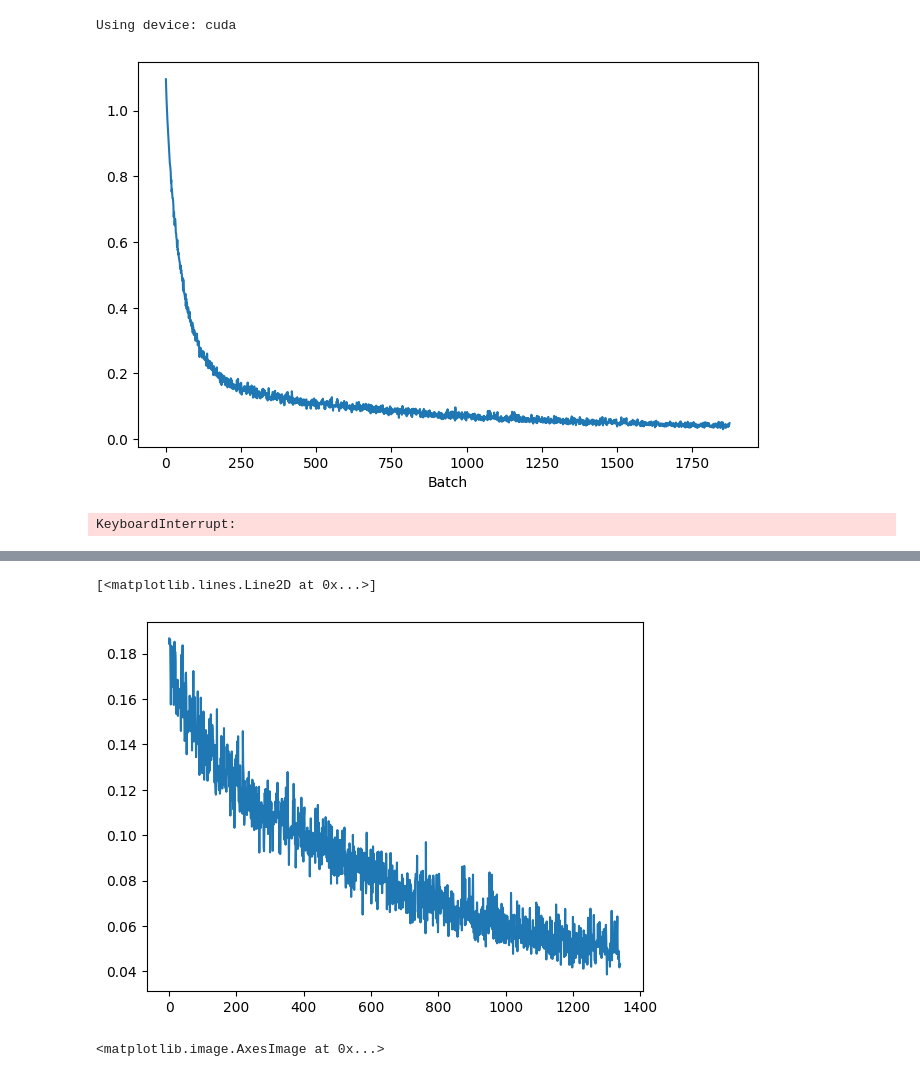
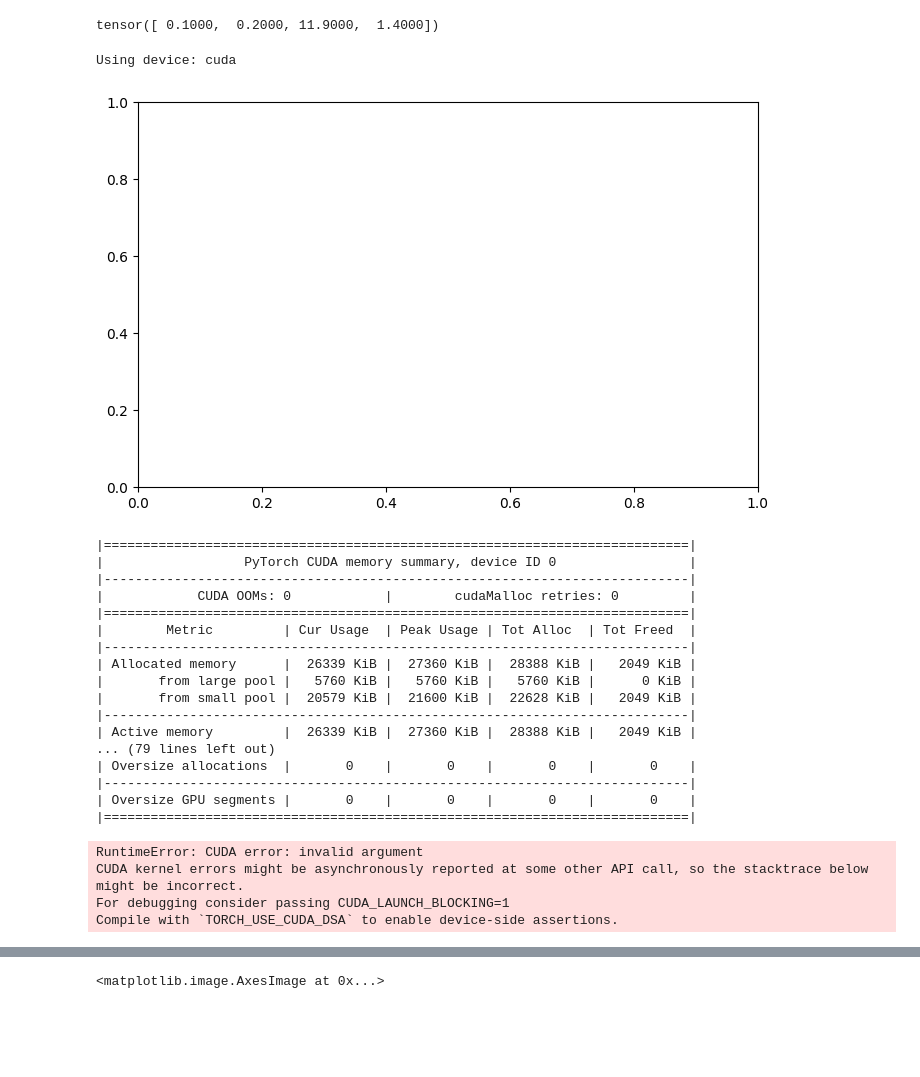
Before and after one commit to MathiasBoi6/GenerativeCircuits, a Jupyter notebook: MnistBlockSimpleTest.ipynb, the cells around one changed output, grey strips where cells are left out. Saved outputs shown, nothing was run; the diff lists cells and outputs as text; code cells hidden in the pictures; blank space fills up the shorter version.

```diff
--- a/MnistBlockSimpleTest.ipynb
+++ b/MnistBlockSimpleTest.ipynb
@@ -23,8 +29,14 @@ from PIL import Image
 # %%
 # While training, numbers are fine. These can afterwards be paired to ie. specific colors of wool + air
 blockList = [
-    0, 1, 2, 3, 4, 5, 6, 7, 8, 9, 10
+    0, 1, # 2, 3, 4, 5, 6, 7, 8, 9, 10
 ]
+# %%
+tensor = torch.tensor([0.1, 0.2, 20.9, 1.4])
+prob = torch.tensor(0.6)
+torch.binomial(tensor, prob)
+# %% [output]
+tensor([ 0.1000,  0.2000, 11.9000,  1.4000])
 # %%
 # Things that should only run once
 
@@ -52,11 +64,12 @@ class MNISTDataset(Dataset):
 
         # Convert NumPy array to PyTorch tensor and normalize
         image = torch.tensor(image, dtype=torch.float32) / 255.0  # Normalize to [0,1]
+        image = torch.round(image)
 
         # Add the image as a specific channel
         multi_channel_image = torch.zeros(len(blockList), 32, 32)
-        multi_channel_image[item['label'] + 1] = image
-        #multi_channel_image[1] = image
+        #multi_channel_image[item['label'] + 1] = image
+        multi_channel_image[1] = image
         multi_channel_image[0] = -(image - 1 )
 
         # Convert label to a tensor
@@ -67,7 +80,5 @@ class MNISTDataset(Dataset):
 # Wrap the dataset
 pytorch_dataset = MNISTDataset(mnist_dataset)
 trainDataloader = DataLoader(pytorch_dataset, batch_size=128, shuffle=True)
-
-noise_scheduler = DDPMScheduler(num_train_timesteps=200, beta_schedule='squaredcos_cap_v2')
 # %% [output]
 Using device: cuda
@@ -125,43 +177,62 @@ opt = torch.optim.Adam(net.parameters(), lr=1e-4)
 
 trainingSteps = 200
 
-class MSEPerChannelSum(nn.Module):
-    def forward(self, X_pred, X_true):
-        squared_errors = (X_pred - X_true) ** 2  # Squared differences
-        mean_per_channel = squared_errors.mean(dim=[0, 2, 3])  # Mean per channel
-        return mean_per_channel.sum()  # Sum over all channels
+# class MSEPerChannelSum(nn.Module):
+#     def forward(self, X_pred, X_true):
+#         squared_errors = (X_pred - X_true) ** 2  # Squared differences
+#         mean_per_channel = squared_errors.mean(dim=[0, 2, 3])  # Mean per channel
+#         return mean_per_channel.sum()  # Sum over all channels
 
 loss_fn = nn.MSELoss()
 
 losses = []
 fig, ax = plt.subplots(figsize=(8, 5))
 display(fig)
 
 for epoch in range(n_epochs):
     batchNum = 0
     for image, label in tqdm(trainDataloader):
         image = image.to(device) * 2 - 1 # Data on the GPU (mapped to (-1, 1))
         label = label.to(device)
 
-        noise = torch.randn(image.shape[0], 11, image.shape[2], image.shape[3], device=device) # 11 for blocklen
         timesteps = torch.randint(0, trainingSteps - 1, (image.shape[0],), device=device).long()
-        noisy_image = noise_scheduler.add_noise(image, noise, timesteps)
+        noisy_image, noise = noise_scheduler.add_noise(image, timesteps)
 
         pred = net(noisy_image, timesteps, label)
         #loss = loss_fn(pred, noise) # How close is the output to the noise
-        loss = loss_fn(pred, noise)
+        loss = torch.nn.functional.cross_entropy(noise, pred.argmax(dim=1))
 
         # Backprop and update the params:
         opt.zero_grad()
         loss.backward()
         opt.step()
         losses.append(loss.item())
 
     clear_output(wait=True)
     ax.clear()
     plt.plot(losses)
     plt.xlabel('Batch')
     display(fig)
 # %% [output]
-[figure, old version]
+[figure, new version]
-KeyboardInterrupt:
+|===========================================================================|
+|                  PyTorch CUDA memory summary, device ID 0                 |
+|---------------------------------------------------------------------------|
+|            CUDA OOMs: 0            |        cudaMalloc retries: 0         |
+|===========================================================================|
+|        Metric         | Cur Usage  | Peak Usage | Tot Alloc  | Tot Freed  |
+|---------------------------------------------------------------------------|
+| Allocated memory      |  26339 KiB |  27360 KiB |  28388 KiB |   2049 KiB |
+|       from large pool |   5760 KiB |   5760 KiB |   5760 KiB |      0 KiB |
+|       from small pool |  20579 KiB |  21600 KiB |  22628 KiB |   2049 KiB |
+|---------------------------------------------------------------------------|
+| Active memory         |  26339 KiB |  27360 KiB |  28388 KiB |   2049 KiB |
+... (79 lines left out)
+| Oversize allocations  |       0    |       0    |       0    |       0    |
+|---------------------------------------------------------------------------|
+| Oversize GPU segments |       0    |       0    |       0    |       0    |
+|===========================================================================|
+RuntimeError: CUDA error: invalid argument
+CUDA kernel errors might be asynchronously reported at some other API call, so the stacktrace below might be incorrect.
+For debugging consider passing CUDA_LAUNCH_BLOCKING=1
+Compile with `TORCH_USE_CUDA_DSA` to enable device-side assertions.
@@ -169,8 +240,3 @@ KeyboardInterrupt:
-# %%
-plt.plot(losses[200:-500])
-# %% [output]
-[<matplotlib.lines.Line2D at 0x...>]
-[figure, removed]
 # %%
 x = torch.randn(40, 11, 32, 32).to(device)
 labels = torch.tensor([[i]*4 for i in range(10)]).flatten().to(device)
```
Also changed, not shown: parts of 9 cells of this notebook, 2 other files.
